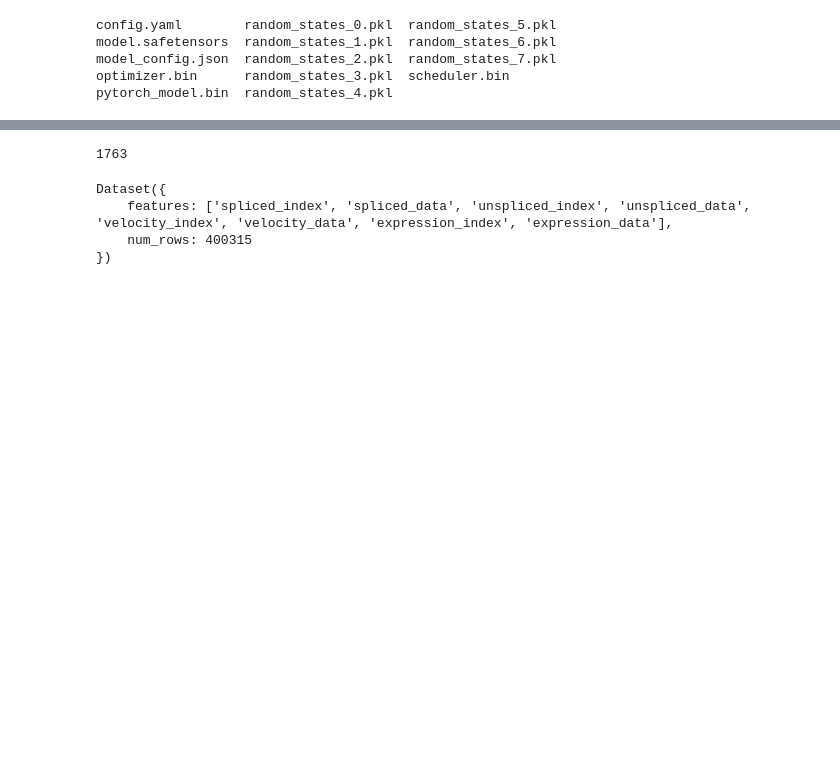
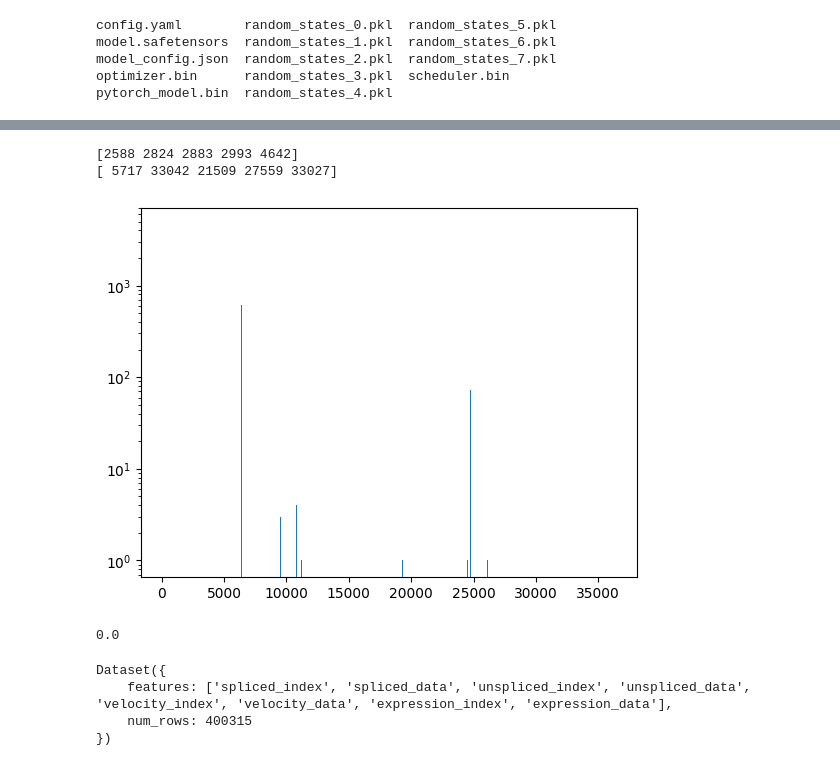
Before and after one commit to josiahbjorgaard/mca-paper, a Jupyter notebook: ModelPrototyping.ipynb, the cells around one changed output, grey strips where cells are left out. Saved outputs shown, nothing was run; the diff lists cells and outputs as text; code cells hidden in the pictures; blank space fills up the shorter version.

```diff
--- a/ModelPrototyping.ipynb
+++ b/ModelPrototyping.ipynb
@@ -247,13 +247,35 @@ dataset3 = datasets.load_from_disk('/shared/fcaa53cd-ba57-4bfe-af9c-eaa958f95c1a
 # Get some indices in the top rankings
 indices = [x[0:5] for x in dataset3[0:10000]['velocity_index']]
 indices = [x for y in indices for x in y]
+# %%
+unique, counts = np.unique(indices, return_counts=True)
+arrinds = counts.argsort()
+unique = unique[arrinds]
+counts = counts[arrinds]
+# %%
+print(counts[-5:])
+print(unique[-5:]) #indices to use
+target_ids = unique[-5:]
+# %% [output]
+[2588 2824 2883 2993 4642]
+[ 5717 33042 21509 27559 33027]
 # %%
 import matplotlib.pyplot as plt
-#plt.hist(indices, bins=100)
+plt.bar(unique,counts)
+plt.yscale('log')
+#plt.hist(indices, bins=36601)
+# %% [output]
+[figure, added]
-# %%
-len(set(indices))
-# %% [output]
-1763
+# %%
+vel_index = torch.tensor(dataset3[0]['velocity_index'])
+vel_val = torch.tensor(dataset3[0]['velocity_data'])
+
+idx = vel_index == 9999999 #target_ids[0]
+x=vel_val[idx]
+y = x.item() if x.nelement() != 0 else 0.0
+y
+# %% [output]
+0.0
 # %%
 #keep =  ['spliced_index', 'unspliced_index', 'spliced_data', 'unspliced_data']
 #keep = ['expression_index','expression_counts','spliced_index', 'unspliced_index', 'spliced_counts', 'unspliced_counts']
```
Also changed, not shown: parts of 15 cells of this notebook, 2 other files.
